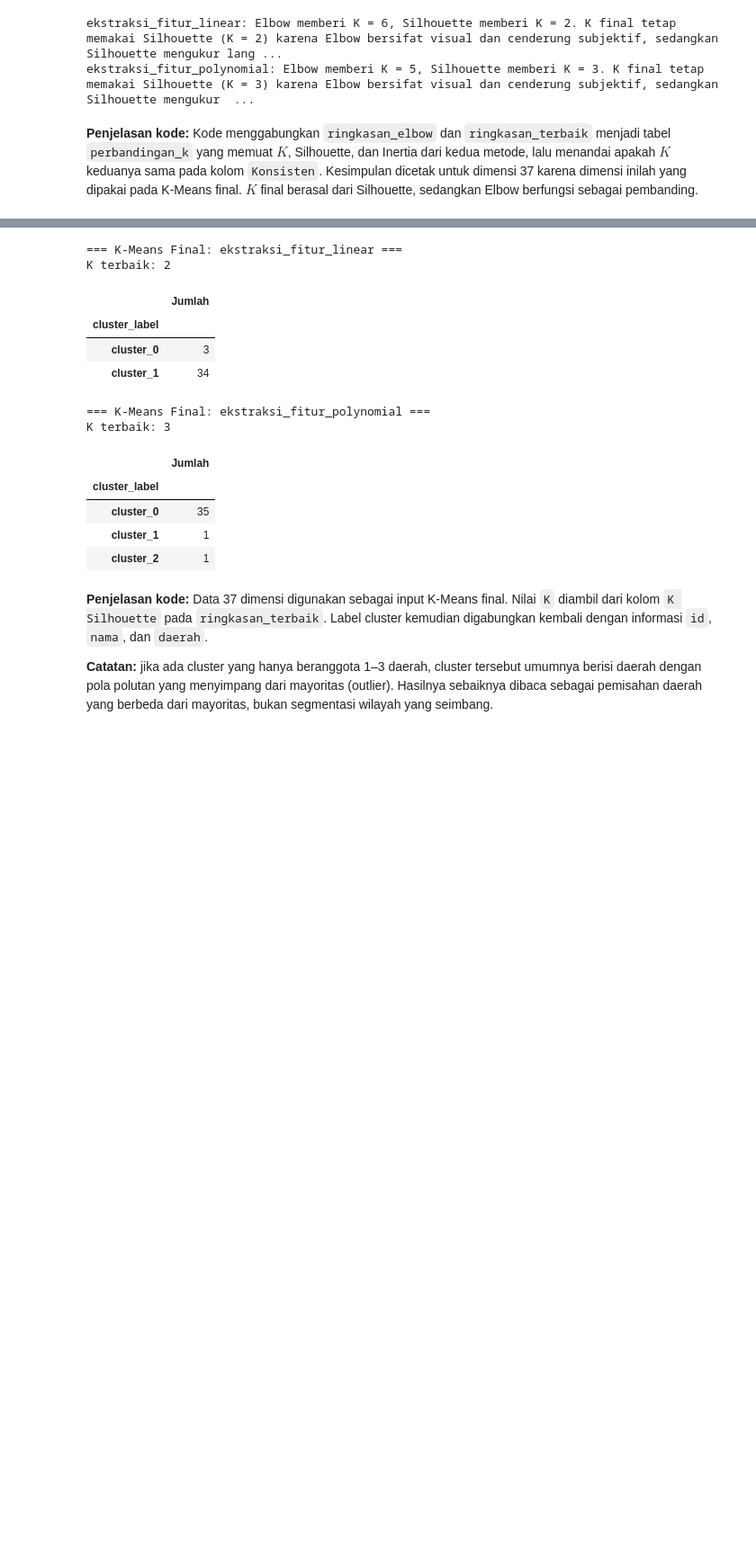
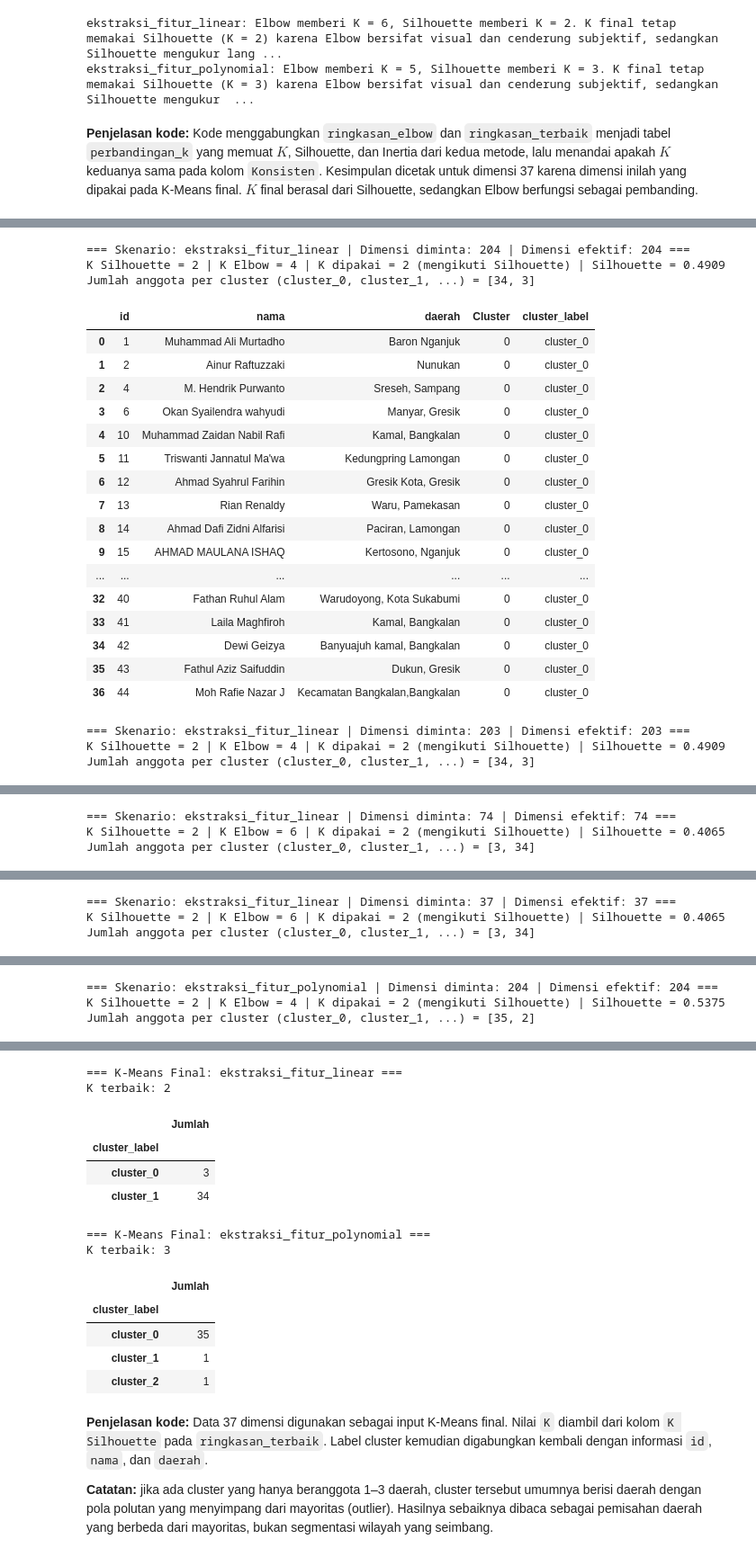
Before and after one commit to Farihinsyah/PSD, a Jupyter notebook: _sources/KMeans_Clustering_Polutan_Gresik.ipynb, the cells around one changed output, grey strips where cells are left out. Shown at 90% size. Cells and saved outputs as stored; diff of their text form; code cells hidden in the pictures; blank space fills up the shorter version.

```diff
--- a/_sources/KMeans_Clustering_Polutan_Gresik.ipynb
+++ b/_sources/KMeans_Clustering_Polutan_Gresik.ipynb
@@ -284,6 +285,10 @@ def reduksi_dimensi(fitur, X_scaled, nama_tabel):
     print(f"Jarak antar titik 204 vs 203 identik: {'Ya' if jarak_sama(hasil['204'], hasil['203']) else 'Tidak'}")
     print(f"Jarak antar titik 74 vs 37 identik  : {'Ya' if jarak_sama(hasil['74'], hasil['37']) else 'Tidak'}")
 
+    # 5. Bukti bahwa jumlah baris (daerah) tidak berkurang: reduksi hanya mengurangi kolom
+    bentuk = " | ".join(f"{kunci}: {v.shape[0]} x {v.shape[1]}" for kunci, v in hasil.items())
+    print(f"Bentuk data per tahap (baris x kolom): {bentuk}")
+
     return hasil
 
 hasil_reduksi = {}
@@ -669,0 +685,67 @@ ekstraksi_fitur_polynomial: Elbow memberi K = 5, Silhouette memberi K = 3. K fin
+# %%
+DIMENSI_URUT = ["204", "203", "74", "37"]   # sama dengan kunci pada hasil_reduksi
+
+hasil_per_kombinasi = {}
+
+for nama_tabel in NAMA_TABEL:
+    for dimensi in DIMENSI_URUT:
+        # 1. Data hasil reduksi, serta K Silhouette dan K Elbow untuk kombinasi ini
+        X = hasil_reduksi[nama_tabel][dimensi]
+
+        baris_silhouette = ringkasan_terbaik[
+            (ringkasan_terbaik["Tabel"] == nama_tabel) & (ringkasan_terbaik["Dimensi"] == dimensi)
+        ].iloc[0]
+        baris_elbow = ringkasan_elbow[
+            (ringkasan_elbow["Tabel"] == nama_tabel) & (ringkasan_elbow["Dimensi"] == dimensi)
+        ].iloc[0]
+
+        k_silhouette = int(baris_silhouette["K Silhouette"])
+        k_elbow = int(baris_elbow["K Elbow"])
+
+        # 2. K-Means dengan K Silhouette, lalu gabungkan label dengan identitas daerah
+        label, _ = jalankan_kmeans(X, k_silhouette)
+
+        hasil = data_siapan[nama_tabel][0].copy()
+        hasil["Cluster"] = label
+        hasil["cluster_label"] = "cluster_" + hasil["Cluster"].astype(str)
+        hasil_per_kombinasi[(nama_tabel, dimensi)] = hasil
+
+        # 3. Tampilkan ringkasan dan hasil clustering
+        anggota = hasil["Cluster"].value_counts().sort_index().tolist()
+
+        print(
+            f"=== Skenario: {nama_tabel} | Dimensi diminta: {dimensi} | "
+            f"Dimensi efektif: {X.shape[1]} ==="
+        )
+        print(
+            f"K Silhouette = {k_silhouette} | K Elbow = {k_elbow} | "
+            f"K dipakai = {k_silhouette} (mengikuti Silhouette) | "
+            f"Silhouette = {baris_silhouette['Silhouette']:.4f}"
+        )
+        print(f"Jumlah anggota per cluster (cluster_0, cluster_1, ...) = {anggota}")
+        display(hasil)
+        print()
+# %% [output]
+=== Skenario: ekstraksi_fitur_linear | Dimensi diminta: 204 | Dimensi efektif: 204 ===
+K Silhouette = 2 | K Elbow = 4 | K dipakai = 2 (mengikuti Silhouette) | Silhouette = 0.4909
+Jumlah anggota per cluster (cluster_0, cluster_1, ...) = [34, 3]
+|  | id | nama | daerah | Cluster | cluster_label |
+| 0 | 1 | Muhammad Ali Murtadho | Baron Nganjuk | 0 | cluster_0 |
+| 1 | 2 | Ainur Raftuzzaki | Nunukan | 0 | cluster_0 |
+| 2 | 4 | M. Hendrik Purwanto | Sreseh, Sampang | 0 | cluster_0 |
+| 3 | 6 | Okan Syailendra wahyudi | Manyar, Gresik | 0 | cluster_0 |
+| 4 | 10 | Muhammad Zaidan Nabil Rafi | Kamal, Bangkalan | 0 | cluster_0 |
+| 5 | 11 | Triswanti Jannatul Ma'wa | Kedungpring Lamongan | 0 | cluster_0 |
+| 6 | 12 | Ahmad Syahrul Farihin | Gresik Kota, Gresik | 0 | cluster_0 |
+| 7 | 13 | Rian Renaldy | Waru, Pamekasan | 0 | cluster_0 |
+| 8 | 14 | Ahmad Dafi Zidni Alfarisi | Paciran, Lamongan | 0 | cluster_0 |
+| 9 | 15 | AHMAD MAULANA ISHAQ | Kertosono, Nganjuk | 0 | cluster_0 |
+| ... | ... | ... | ... | ... | ... |
+| 32 | 40 | Fathan Ruhul Alam | Warudoyong, Kota Sukabumi | 0 | cluster_0 |
+| 33 | 41 | Laila Maghfiroh | Kamal, Bangkalan | 0 | cluster_0 |
+| 34 | 42 | Dewi Geizya | Banyuajuh kamal, Bangkalan | 0 | cluster_0 |
+| 35 | 43 | Fathul Aziz Saifuddin | Dukun, Gresik | 0 | cluster_0 |
+| 36 | 44 | Moh Rafie Nazar J | Kecamatan Bangkalan,Bangkalan | 0 | cluster_0 |
+=== Skenario: ekstraksi_fitur_linear | Dimensi diminta: 203 | Dimensi efektif: 203 ===
+K Silhouette = 2 | K Elbow = 4 | K dipakai = 2 (mengikuti Silhouette) | Silhouette = 0.4909
+Jumlah anggota per cluster (cluster_0, cluster_1, ...) = [34, 3]
@@ -669,0 +769,3 @@ ekstraksi_fitur_polynomial: Elbow memberi K = 5, Silhouette memberi K = 3. K fin
+=== Skenario: ekstraksi_fitur_linear | Dimensi diminta: 74 | Dimensi efektif: 74 ===
+K Silhouette = 2 | K Elbow = 6 | K dipakai = 2 (mengikuti Silhouette) | Silhouette = 0.4065
+Jumlah anggota per cluster (cluster_0, cluster_1, ...) = [3, 34]
@@ -669,0 +789,3 @@ ekstraksi_fitur_polynomial: Elbow memberi K = 5, Silhouette memberi K = 3. K fin
+=== Skenario: ekstraksi_fitur_linear | Dimensi diminta: 37 | Dimensi efektif: 37 ===
+K Silhouette = 2 | K Elbow = 6 | K dipakai = 2 (mengikuti Silhouette) | Silhouette = 0.4065
+Jumlah anggota per cluster (cluster_0, cluster_1, ...) = [3, 34]
@@ -669,0 +809,3 @@ ekstraksi_fitur_polynomial: Elbow memberi K = 5, Silhouette memberi K = 3. K fin
+=== Skenario: ekstraksi_fitur_polynomial | Dimensi diminta: 204 | Dimensi efektif: 204 ===
+K Silhouette = 2 | K Elbow = 4 | K dipakai = 2 (mengikuti Silhouette) | Silhouette = 0.5375
+Jumlah anggota per cluster (cluster_0, cluster_1, ...) = [35, 2]
```
Also changed, not shown: parts of 38 cells of this notebook, 2 other files.
